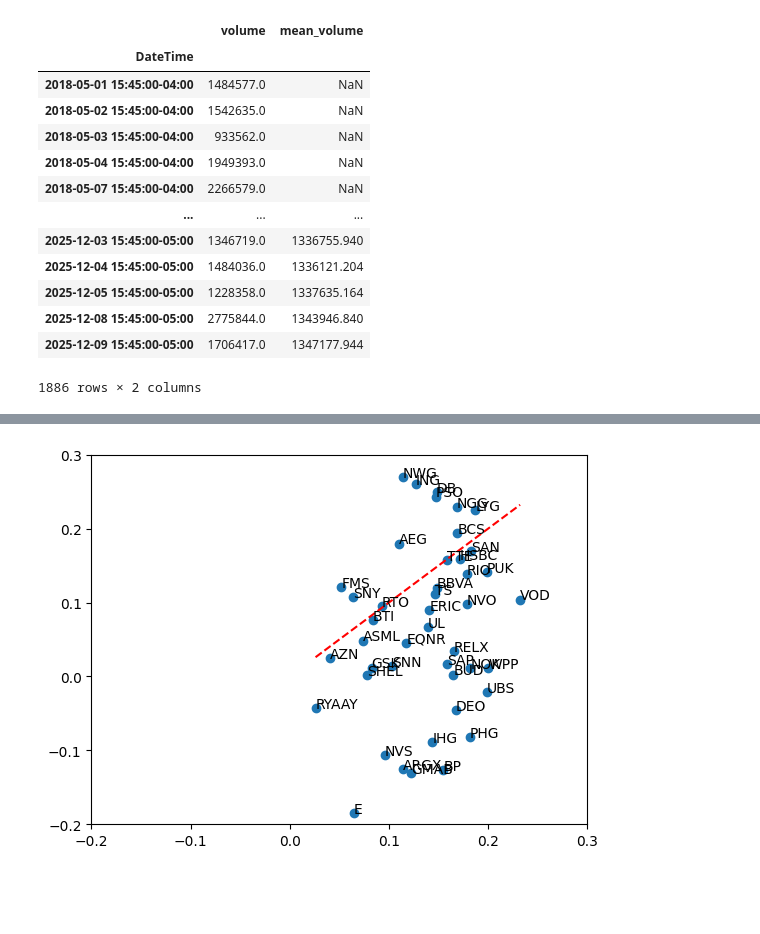
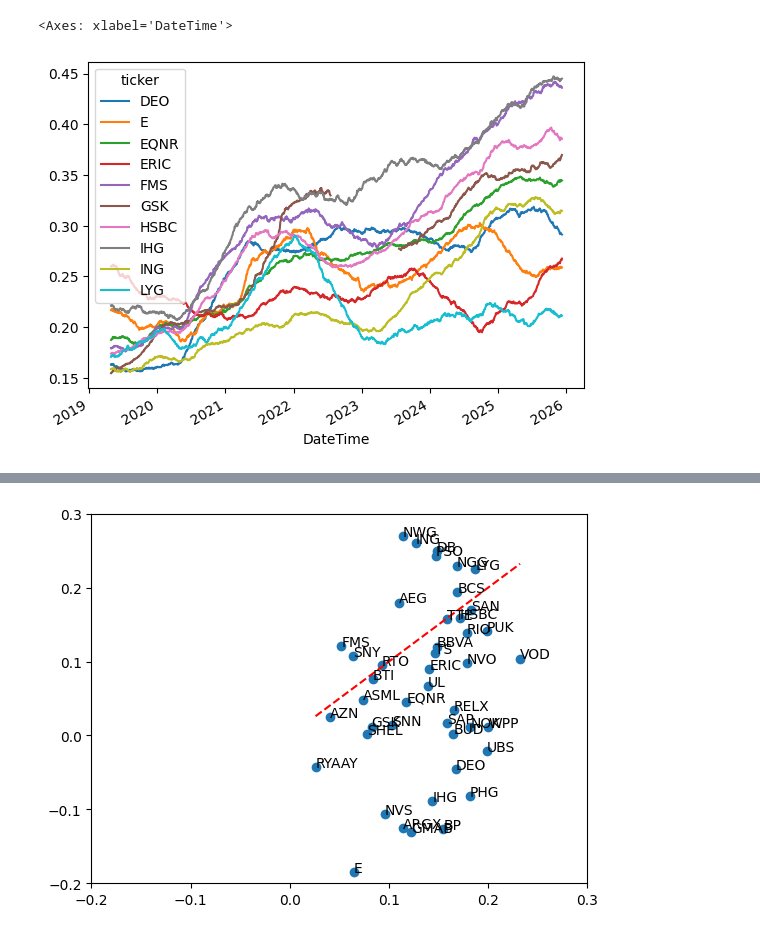
Before and after one commit to petermelq/research_adr, a Jupyter notebook: notebooks/relative_volume_weighted_analyze_hedged_prediction.ipynb, the cells around one changed output, grey strips where cells are left out. Drawn from its saved outputs; the diff is of its cells as text; code cells hidden in the pictures; blank space fills up the shorter version.

```diff
--- a/notebooks/relative_volume_weighted_analyze_hedged_prediction.ipynb
+++ b/notebooks/relative_volume_weighted_analyze_hedged_prediction.ipynb
@@ -37,7 +37,12 @@ sys.path.append('../src')
 import utils
 
 cbday = utils.get_market_business_days('XNYS')
-pre_close = adr_bars.between_time('15:30', '16:00')
-afternoon_volume = adr_bars.between_time('13:30', '15:00').groupby(pd.Grouper(freq=cbday)).sum()
+pre_close = adr_bars.between_time('15:50', '16:00')
+afternoon_volume = adr_bars.between_time('12:30', '16:00').groupby(pd.Grouper(freq=cbday)).sum()
 total_volume = adr_bars.groupby(pd.Grouper(freq=cbday)).sum()
 volume_pre_close = pre_close.groupby(pd.Grouper(freq=cbday)).sum()
+# %%
+(volume_pre_close/afternoon_volume).rolling(250).mean().iloc[:,10:20].plot()
+# %% [output]
+<Axes: xlabel='DateTime'>
+[figure, added]
@@ -59,19 +54,2 @@ measured_time = [
-# %%
-daily_volume
-# %% [output]
-|  | volume | mean_volume |
-| DateTime |  |  |
-| 2018-05-01 15:45:00-04:00 | 1484577.0 | NaN |
-| 2018-05-02 15:45:00-04:00 | 1542635.0 | NaN |
-| 2018-05-03 15:45:00-04:00 | 933562.0 | NaN |
-| 2018-05-04 15:45:00-04:00 | 1949393.0 | NaN |
-| 2018-05-07 15:45:00-04:00 | 2266579.0 | NaN |
-| ... | ... | ... |
-| 2025-12-03 15:45:00-05:00 | 1346719.0 | 1336755.940 |
-| 2025-12-04 15:45:00-05:00 | 1484036.0 | 1336121.204 |
-| 2025-12-05 15:45:00-05:00 | 1228358.0 | 1337635.164 |
-| 2025-12-08 15:45:00-05:00 | 2775844.0 | 1343946.840 |
-| 2025-12-09 15:45:00-05:00 | 1706417.0 | 1347177.944 |
-1886 rows × 2 columns
 # %%
 import numpy as np
```
Also changed, not shown: parts of 9 cells of this notebook, 6 other files.
